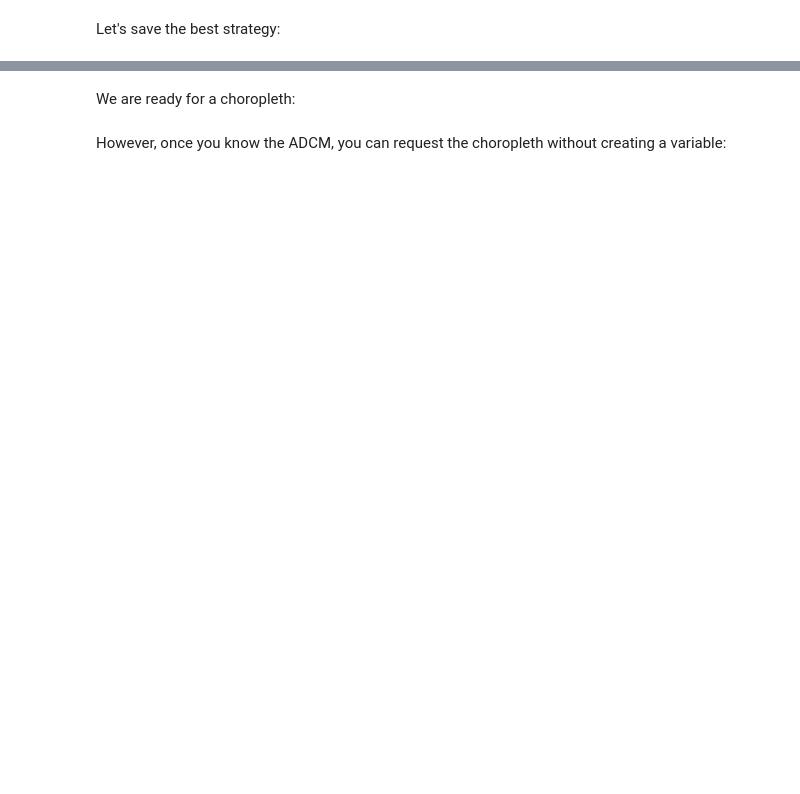
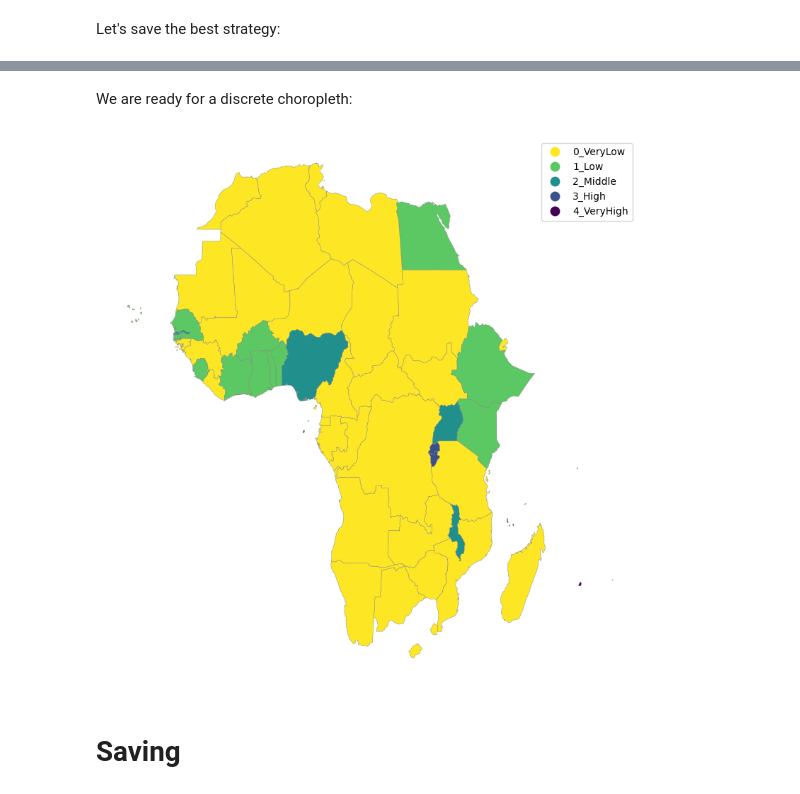
Before and after one commit to CienciaDeDatosEspacial/TheThematics, a Jupyter notebook: index.ipynb, the cells around one changed output, grey strips where cells are left out. Saved outputs shown, nothing was run; the diff lists cells and outputs as text; code cells hidden in the pictures; blank space fills up the shorter version.

```diff
--- a/index.ipynb
+++ b/index.ipynb
@@ -766,0 +721,2 @@ Let me discretize **fragility_Qt**:
+# %%
+Africa_8857['population_density']=Africa_8857.population/Africa_8857.sq_km
@@ -772,7 +730,7 @@ np.random.seed(12345) # so we all get the same results!
 
 # let's try 5 intervals
 K=5
-theVar=theMapAndData.fragility_Qt
+theVar=Africa_8857['population_density']
 # same interval width, easy interpretation
 ei5 = mapclassify.EqualInterval(theVar, k=K)
 # same interval width based on standard deviation, easy - but not as the previous one, poor when high skewness
@@ -814,2 +773,4 @@ theMapAndData['fragility_Qt_jc5'] = jc5.yb
+# %%
+Africa_8857['population_density_FJ5'] = fj5.yb
 # %%
 # there you are
@@ -826,8 +798,8 @@ We could create a new column:
 # %%
 # renaming
-newLabelsForLevels={0:"0_Great", 1:"1_Good", 2:"2_Middle", 3:"3_Bad", 4:"4_Poor"}
+newLabelsForLevels={0:"0_VeryLow", 1:"1_Low", 2:"2_Middle", 3:"3_High", 4:"4_VeryHigh"}
 
-theMapAndData['fragility_Qt_jc5_cat']=theMapAndData.loc[:,'fragility_Qt_jc5'].replace(newLabelsForLevels)
+Africa_8857['population_density_FJ5_cat']=Africa_8857.loc[:,'population_density_FJ5'].replace(newLabelsForLevels)
 
 # we have
-theMapAndData[['fragility_Qt','fragility_Qt_jc5','fragility_Qt_jc5_cat']].head(20)
+Africa_8857[['population_density','population_density_FJ5','population_density_FJ5_cat']].head(20)
@@ -834,23 +824,18 @@ theMapAndData[['fragility_Qt','fragility_Qt_jc5','fragility_Qt_jc5_cat']].head(2
 # %% [markdown]
-We are ready for a choropleth:
+We are ready for a discrete choropleth:
 # %%
 import matplotlib.pyplot as plt
 
 f, ax = plt.subplots(1, figsize=(10, 10))
-theMapAndData.plot(column='fragility_Qt_jc5_cat', # variable to plot
-                   cmap='viridis', # set of colors
-                   categorical=True, # can be interpreted as category
-                   edgecolor='white', # border color
-                   linewidth=0., # width of border
-                   alpha=1, # level of transparency (0 is invisible)
-                   legend=True, # need a legend?
-                   # location of legend: 'best', 'upper right', 'upper left', 'lower left',
-                   # 'lower right', 'right', 'center left', 'center right',
-                   # 'lower center', 'upper center', 'center'
-                   legend_kwds={'loc':"lower left"},
-        ax=ax
+Africa_8857.plot(column='population_density_FJ5_cat', # variable to plot
+                 cmap='viridis_r', # set of colors
+                 categorical=True, # can be interpreted as category
+                 edgecolor='grey', # border color
+                 linewidth=0.3, # width of border
+                 legend=True, # need a legend?
+                 ax=ax
        )
 
 ax.set_axis_off()
+# %% [output]
+[figure, added]
-# %% [markdown]
-However, once you know the ADCM, you can request the choropleth without creating a variable:
@@ -876,0 +842,2 @@ theMapAndData.to_file(os.path.join("maps","worldMaps.gpkg"), layer='indicators',
+# %% [markdown]
+# Saving
```
Also changed, not shown: parts of 58 cells of this notebook.
